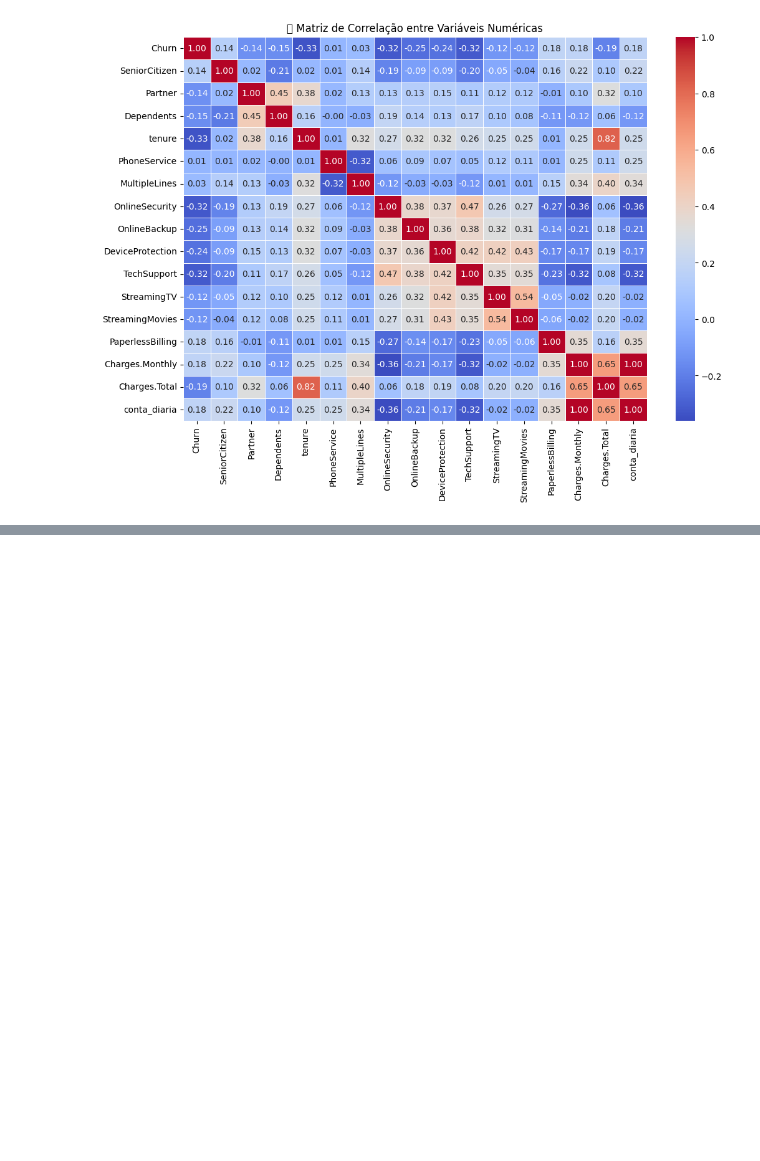
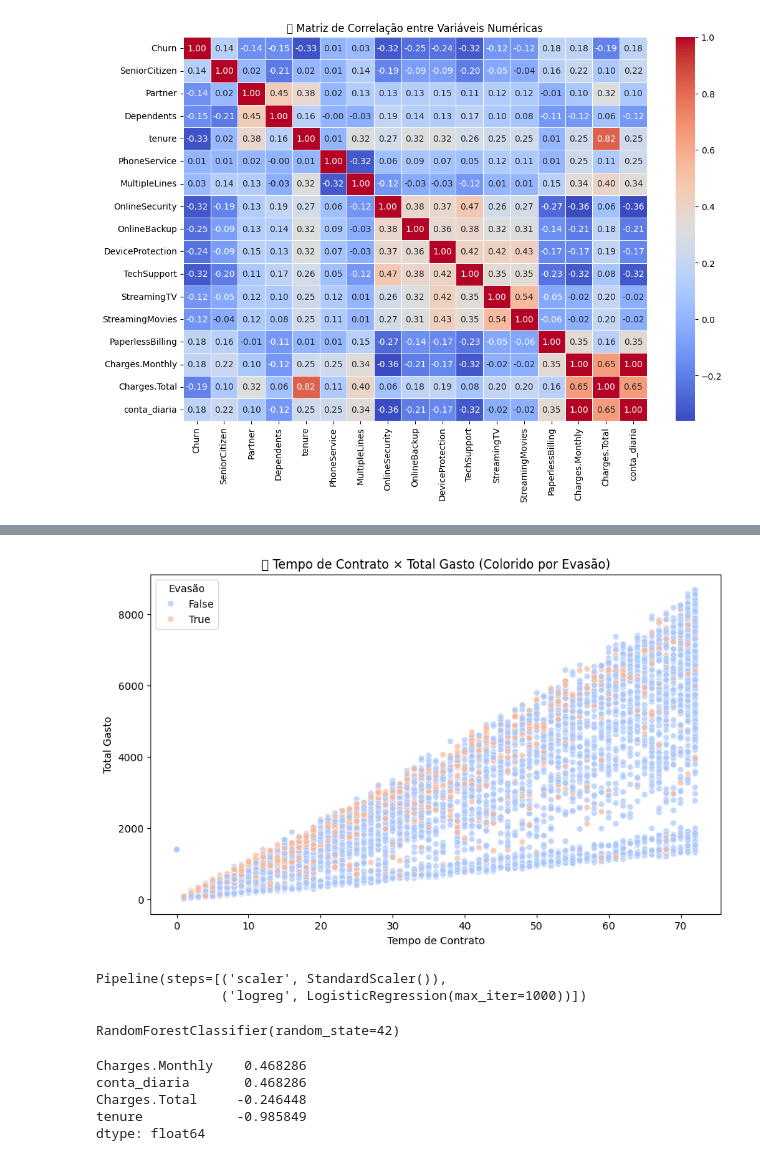
Before and after one commit to isaacmikhail/TelecomX_challenge_part2_Alura, a Jupyter notebook: TelecomX_challenge_part2.ipynb, the cells around one changed output, grey strips where cells are left out. Drawn from its saved outputs; the diff is of its cells as text; code cells hidden in the pictures; blank space fills up the shorter version.

```diff
--- a/TelecomX_challenge_part2.ipynb
+++ b/TelecomX_challenge_part2.ipynb
@@ -105,0 +131,10 @@ plt.show()
+# %%
+plt.figure(figsize=(10, 6))
+sns.scatterplot(x='tenure', y='Charges.Total', hue='Churn', data=dataframe, palette='coolwarm', alpha=0.7)
+plt.title('🔍 Tempo de Contrato × Total Gasto (Colorido por Evasão)')
+plt.xlabel('Tempo de Contrato')
+plt.ylabel('Total Gasto')
+plt.legend(title='Evasão')
+plt.show()
+# %% [output]
+[figure, added]
@@ -105,0 +160,15 @@ plt.show()
+# %%
+# Selecionar apenas variáveis numéricas para normalização
+num_cols = X_train.select_dtypes(include=['float64', 'int64']).columns
+
+# Pipeline com normalização + modelo
+pipeline_logreg = Pipeline([
+    ('scaler', StandardScaler()),
+    ('logreg', LogisticRegression(max_iter=1000))
+])
+
+# Treinamento
+pipeline_logreg.fit(X_train[num_cols], y_train)
+# %% [output]
+Pipeline(steps=[('scaler', StandardScaler()),
+                ('logreg', LogisticRegression(max_iter=1000))])
@@ -105,0 +182,27 @@ plt.show()
+# %%
+rf_model = RandomForestClassifier(n_estimators=100, random_state=42)
+rf_model.fit(X_train, y_train)
+# %% [output]
+RandomForestClassifier(random_state=42)
+# %%
+#Análise de Importância das Variáveis
+# Acessando o modelo treinado dentro do pipeline
+logreg_model = pipeline_logreg.named_steps['logreg']
+
+# Pegando os coeficientes
+coeficientes = pd.Series(logreg_model.coef_[0], index=X_train[num_cols].columns)
+
+# Exibindo ordenado por importância
+print(coeficientes.sort_values(ascending=False))
+
+
+# Interpretação:
+#  Coeficiente positivo → aumenta a chance de evasão
+#  Coeficiente negativo → reduz a chance de evasão
+#  Quanto maior o valor absoluto, maior a influência
+# %% [output]
+Charges.Monthly    0.468286
+conta_diaria       0.468286
+Charges.Total     -0.246448
+tenure            -0.985849
+dtype: float64
```
Also changed, not shown: parts of 12 cells of this notebook.
